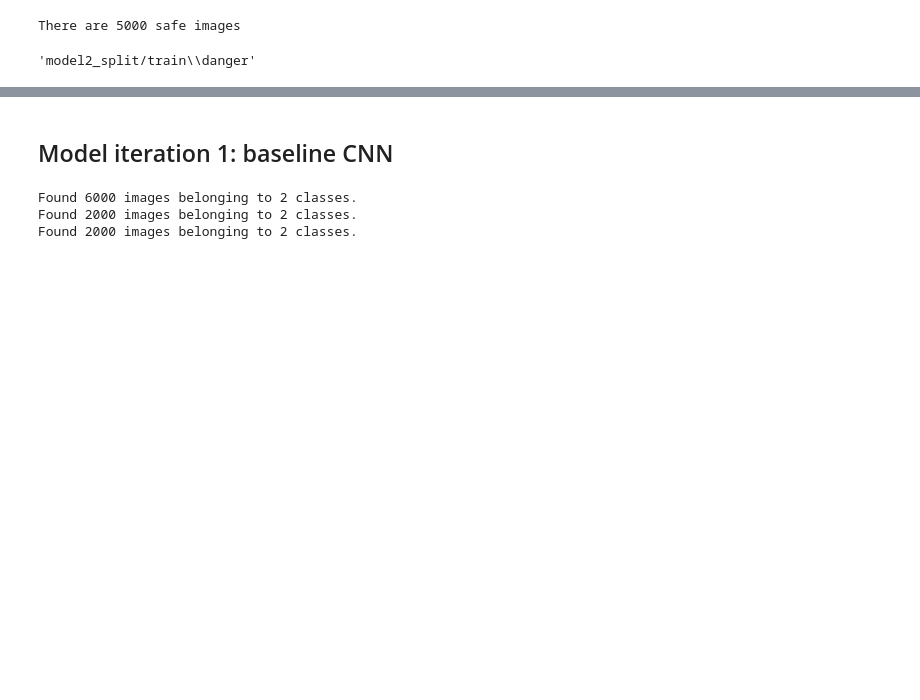
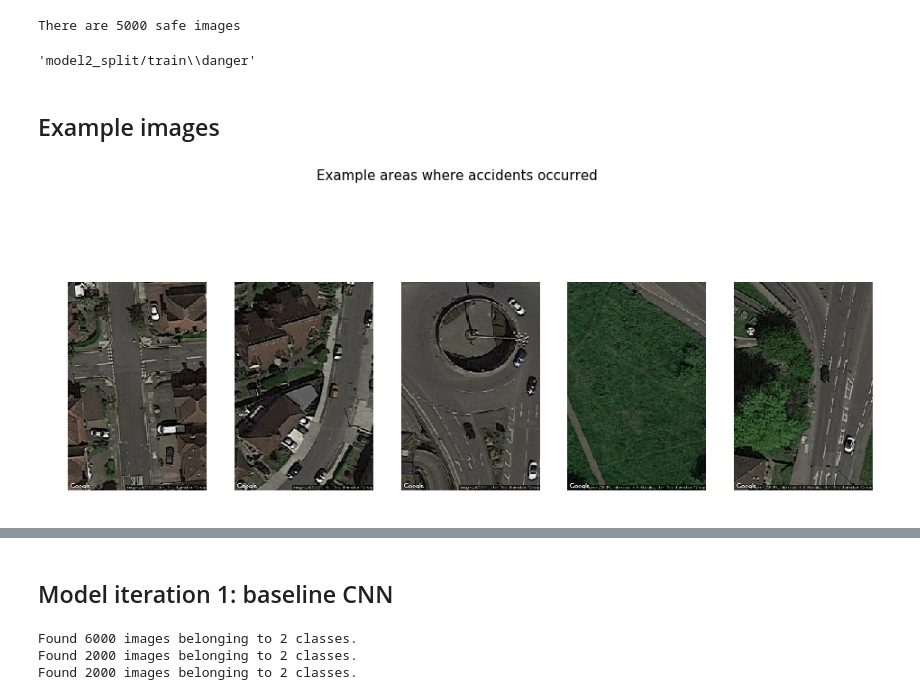
Before and after one commit to FinYoum/Predicting-traffic-accidents-CNN, a Jupyter notebook: Model_2_CNN.ipynb, the cells around one changed output, grey strips where cells are left out. Cells and saved outputs as stored; diff of their text form; code cells hidden in the pictures; blank space fills up the shorter version.

```diff
--- a/Model_2_CNN.ipynb
+++ b/Model_2_CNN.ipynb
@@ -112,3 +111,35 @@ for img in imgs:
     origin = os.path.join(data_danger_dir, img)
     destination = os.path.join(test_danger, img)
     shutil.copyfile(origin, destination)
+# %% [markdown]
+## Example images
+# %%
+def show_image(image_path, size=[300, 200]):
+    img = image.load_img(image_path, target_size=(size[0], size[1]))
+    img_tensor = image.img_to_array(img)
+    img_tensor = np.expand_dims(img_tensor, axis=0)
+    img_tensor /= 255.
+    plt.imshow(img_tensor[0])
+# %%
+imgs_danger_path = 'model2_split/test/danger'
+imgs_danger = [file for file in os.listdir(imgs_danger_path) if file.endswith('.jpg')]
+
+imgs_danger_plot = []
+for img in imgs_danger[:5]:
+    imgs_danger_plot.append(os.path.join(imgs_danger_path, img))
+
+imgs_safe_path = 'model2_split/test/safe'
+imgs_safe = [file for file in os.listdir(imgs_safe_path) if file.endswith('.jpg')]
+
+imgs_safe_plot = []
+for img in imgs_safe[:5]:
+    imgs_safe_plot.append(os.path.join(imgs_safe_path, img))
+# %%
+fig = plt.figure(figsize=(16,7))
+for i, img in enumerate(imgs_danger_plot):
+    fig.add_subplot(1,5,i+1)
+    plt.suptitle('Example areas where accidents occurred', fontsize=15)
+    show_image(img)
+    plt.axis('off')
+# %% [output]
+[figure, added]
```
Also changed, not shown: parts of 10 cells of this notebook, 3 other files.
